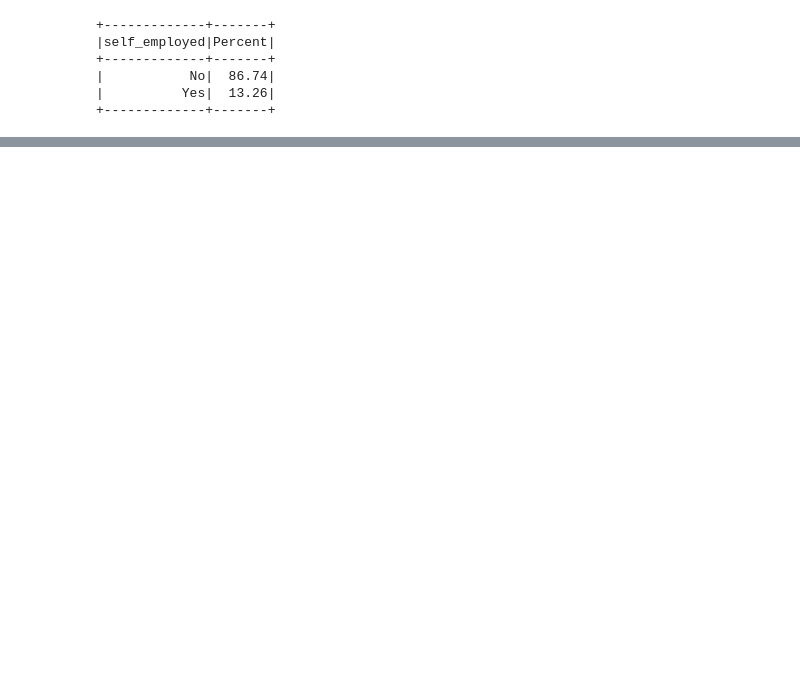
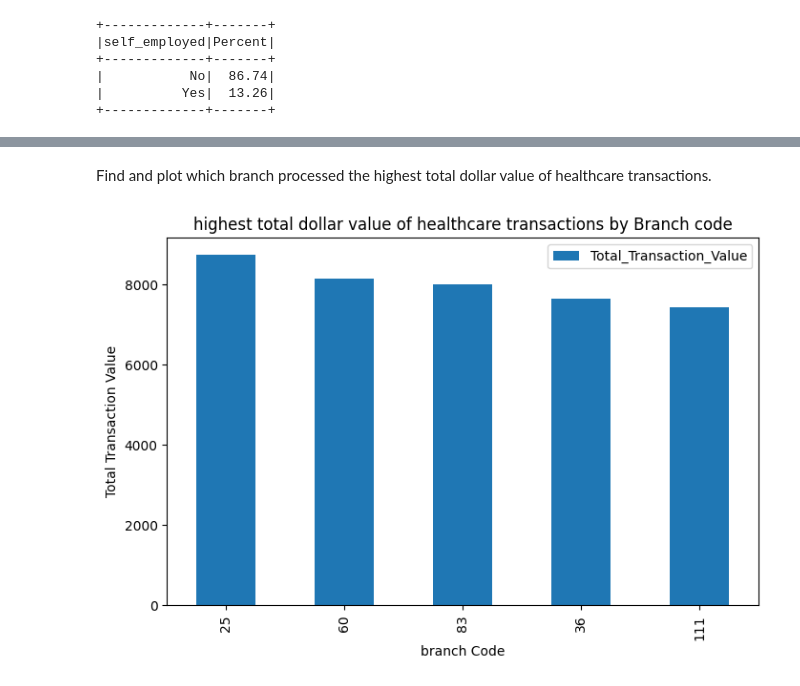
Before and after one commit to gitjish/Etlloan_project, a Jupyter notebook: loanapi_etl.ipynb, the cells around one changed output, grey strips where cells are left out. Cells and saved outputs as stored; diff of their text form; code cells hidden in the pictures; blank space fills up the shorter version.

```diff
--- a/loanapi_etl.ipynb
+++ b/loanapi_etl.ipynb
@@ -160,0 +164,28 @@ plt.show()
+# %% [markdown]
+Find and plot which branch processed the highest total dollar value of healthcare transactions.
+# %%
+
+query4 = "(SELECT branch_code, round(SUM(transaction_value),2) AS Total_Transaction_Value  \
+            FROM cdw_sapp_credit_card \
+            WHERE transaction_type = 'Healthcare'\
+            group by branch_code \
+            ORDER BY SUM(transaction_value) DESC \
+            LIMIT 5) as a"
+
+sp_sql4 = spark.read.format("jdbc") \
+  .option("url", "jdbc:mysql://localhost:3306/creditcard_capstone") \
+  .option("user", "root") \
+  .option("password", "password") \
+  .option("dbtable", query4) \
+  .load()
+#sp_sql4.show()
+
+pd_sql4 = sp_sql4.toPandas()
+pd_sql4['Transaction_value'] = pd_sql4['Total_Transaction_Value'].astype('float')
+pd_sql4.plot(kind='bar', x='branch_code', y='Total_Transaction_Value', figsize=(8,5))
+plt.title('highest total dollar value of healthcare transactions by Branch code')
+plt.ylabel('Total Transaction Value')
+plt.xlabel('branch Code')
+plt.show()
+# %% [output]
+[figure, added]
```
Also changed, not shown: parts of 21 cells of this notebook.
